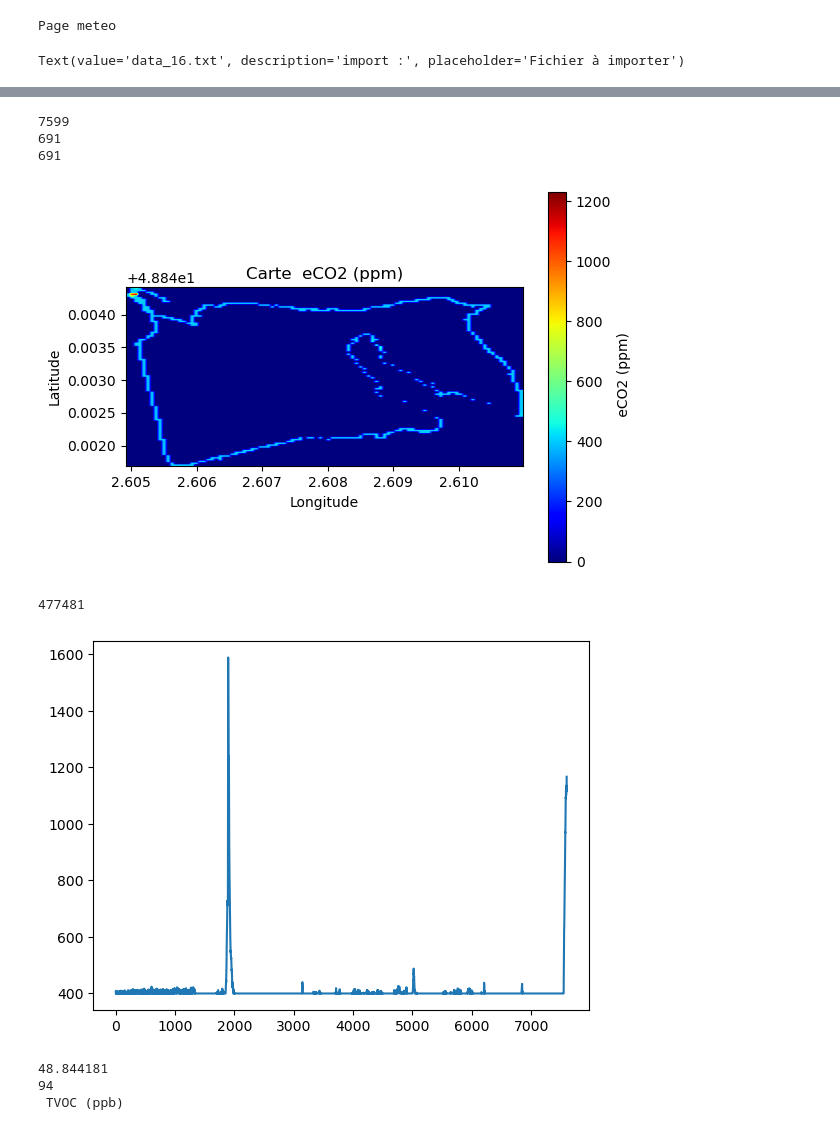
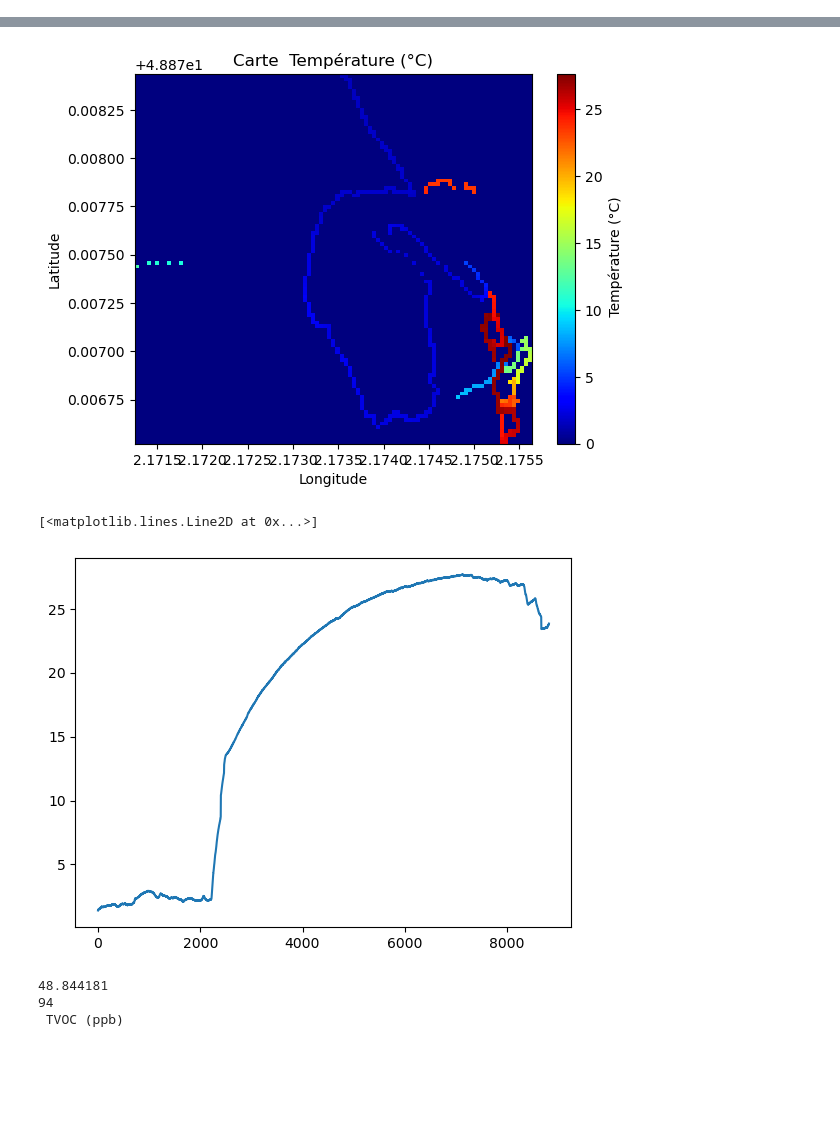
Before and after one commit to kohleric/MiniDataLogger, a Jupyter notebook: meteo_loc.ipynb, the cells around one changed output, grey strips where cells are left out. Drawn from its saved outputs; the diff is of its cells as text; code cells hidden in the pictures; blank space fills up the shorter version.

```diff
--- a/meteo_loc.ipynb
+++ b/meteo_loc.ipynb
@@ -9,20 +9,7 @@ import numpy as np
 from IPython.display import display, IFrame
 #print(os.getcwd())
 import ipywidgets as widgets
-print("Page meteo")
-importation=widgets.Text(
-    value='data_16.txt',
-    placeholder='Fichier à importer',
-    description='import :',
-    disabled=False
-)
-display(importation)
-
-
-file_path = importation.value#"data_2.txt"
+file_path = "data_19.txt"
-# %% [output]
-Page meteo
-Text(value='data_16.txt', description='import :', placeholder='Fichier à importer')
 # %%
 df_raw = pd.read_csv(file_path)#, lineterminator='\n')
 df=df_raw[df_raw[" Latitude"] != 0]
@@ -119,41 +109,38 @@ values = heatShow[:, 2]
 # Définir les limites de la grille
 lat_min, lat_max = min(latitudes), max(latitudes)
 lon_min, lon_max = min(longitudes), max(longitudes)
 
 # Créer des indices pour la grille
 lat_bins = np.linspace(lat_min, lat_max, 100)  # 100 points pour latitude
 lon_bins = np.linspace(lon_min, lon_max, 100)  # 100 points pour longitude
 
 # Créer une grille 2D pour stocker les valeurs
 grid = np.zeros((len(lat_bins) - 1, len(lon_bins) - 1))
 
 # Remplir la grille avec les valeurs
 for i in range(len(heatShow)):
     lat_idx = np.digitize(latitudes[i], lat_bins) - 1  # Trouver l'index pour la latitude
     lon_idx = np.digitize(longitudes[i], lon_bins) - 1  # Trouver l'index pour la longitude
 
     # Limiter les indices pour éviter l'index out of bounds
     lat_idx = min(lat_idx, len(lat_bins) - 2)
     lon_idx = min(lon_idx, len(lon_bins) - 2)
 
     grid[lat_idx, lon_idx] = values[i]  # Placer la valeur dans la grille
 
 # Afficher la carte de chaleur avec imshow
-#plt.imshow(grid, extent=[lon_min, lon_max, lat_min, lat_max], origin='lower', aspect='auto',cmap="jet")
-plt.imshow(grid, extent=[lon_min, lon_max, lat_min, lat_max], origin='lower',cmap="jet")
+plt.imshow(grid, extent=[lon_min, lon_max, lat_min, lat_max], origin='lower', aspect='auto',cmap="jet")
+#plt.imshow(grid, extent=[lon_min, lon_max, lat_min, lat_max], origin='lower',cmap="jet")
 plt.colorbar(label=Capteur)
 plt.xlabel("Longitude")
 plt.ylabel("Latitude")
 plt.title("Carte "+Capteur)
 plt.show()
 plt.plot(values)
 # %% [output]
+[figure, new version]
-7599
-691
-691
+[<matplotlib.lines.Line2D at 0x...>]
-[figure, old version]
-477481
-[figure, old version]
+[figure, new version]
 # %%
 #print(heatShow)
 print(heatShow[1, 0])
```
Also changed, not shown: parts of 4 cells of this notebook.
